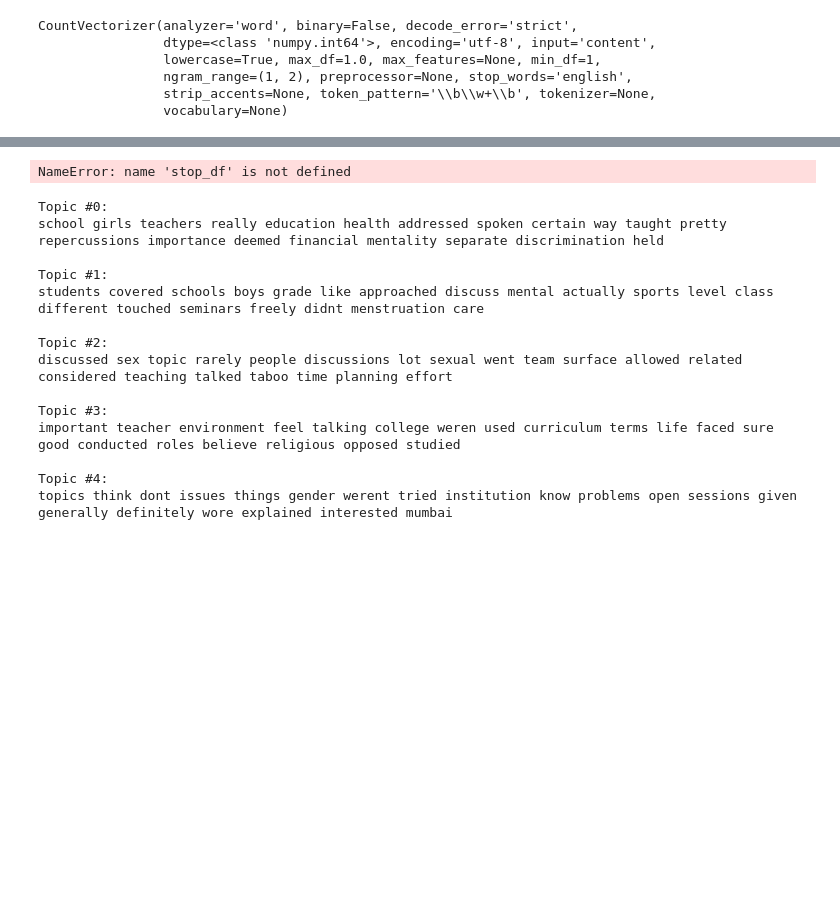
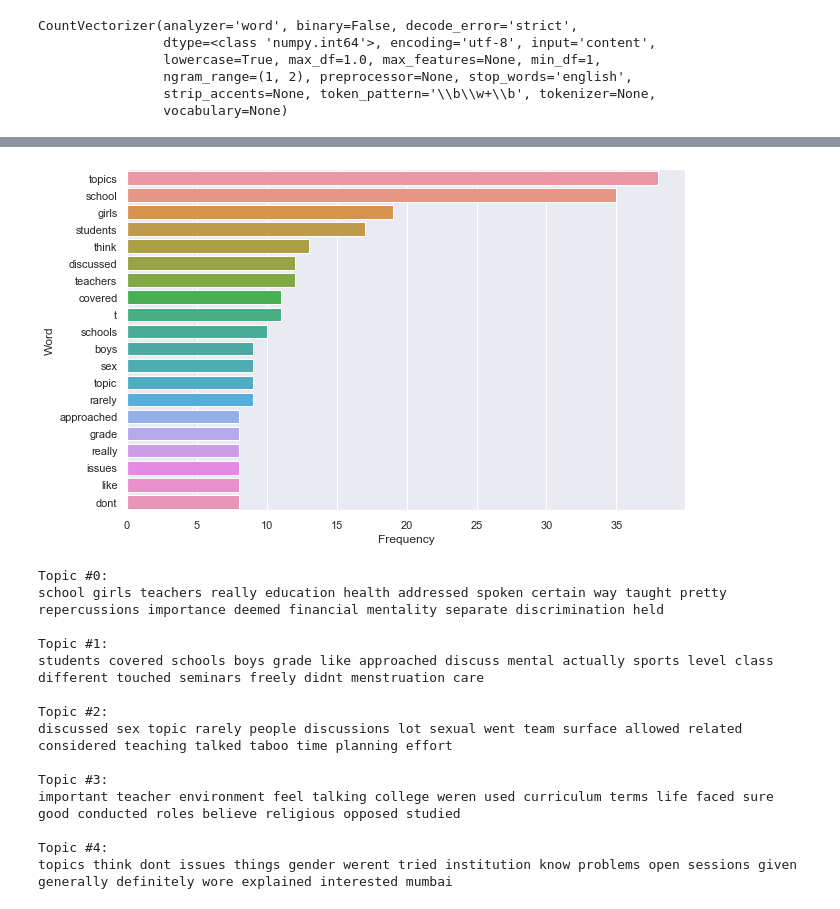
Before and after one commit to anusha0712/Sex-Ed-Survey, a Jupyter notebook: Education Survey.ipynb, the cells around one changed output, grey strips where cells are left out. Drawn from its saved outputs; the diff is of its cells as text; code cells hidden in the pictures; blank space fills up the shorter version.

```diff
--- a/Education Survey.ipynb
+++ b/Education Survey.ipynb
@@ -463,11 +435,12 @@ cloud.to_image()
 # %%
-sns.set(rc={'figure.figsize':(12,4.27)})
+sns.set(rc={'figure.figsize':(10,6.27)})
 hr_barplot = sns.barplot(x = "Frequency",
                          y = "Word",
                          data = stop_df,
                          orient = "h")
+#plt.savefig('Frequency of Words Barplot.png', dpi = 180, bbox_inches='tight')
 # %% [output]
-NameError: name 'stop_df' is not defined
+[figure, added]
 # %%
 # How many topics?
 n_topics = 5
```
Also changed, not shown: parts of 33 cells of this notebook, 13 other files.
